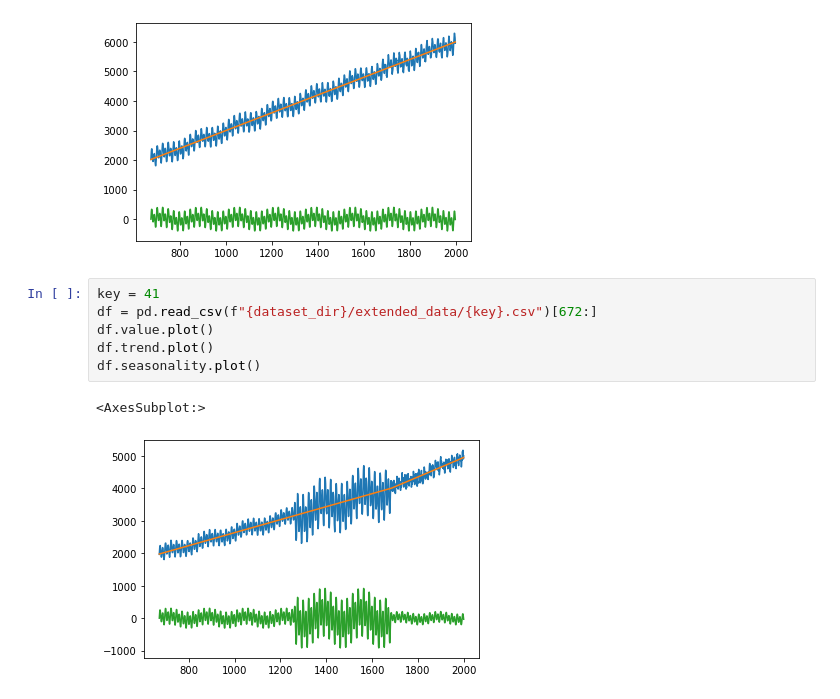
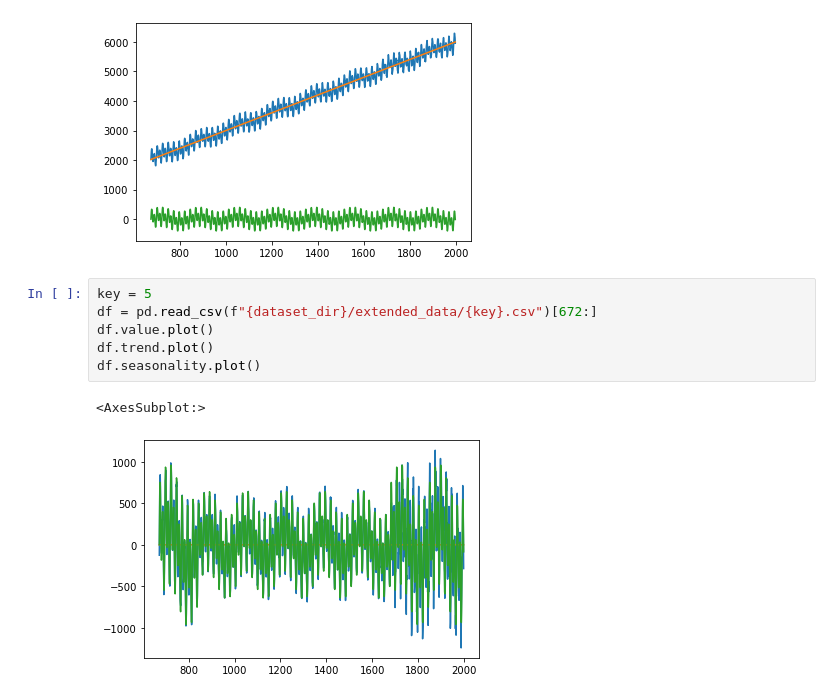
Before and after one commit to feature-store/experiments, a Jupyter notebook: nb/02-18-22 STL Visualize Keys .ipynb, the cells around one changed output. Saved outputs shown, nothing was run; the diff lists cells and outputs as text.

```diff
--- a/nb/02-18-22 STL Visualize Keys .ipynb
+++ b/nb/02-18-22 STL Visualize Keys .ipynb
@@ -35,11 +35,11 @@ df.seasonality.plot()
 <AxesSubplot:>
 [figure]
 # %%
-key = 41
+key = 5
 df = pd.read_csv(f"{dataset_dir}/extended_data/{key}.csv")[672:]
 df.value.plot()
 df.trend.plot()
 df.seasonality.plot()
 # %% [output]
 <AxesSubplot:>
-[figure, old version]
+[figure, new version]
```
Also changed, not shown: 4 other files.
